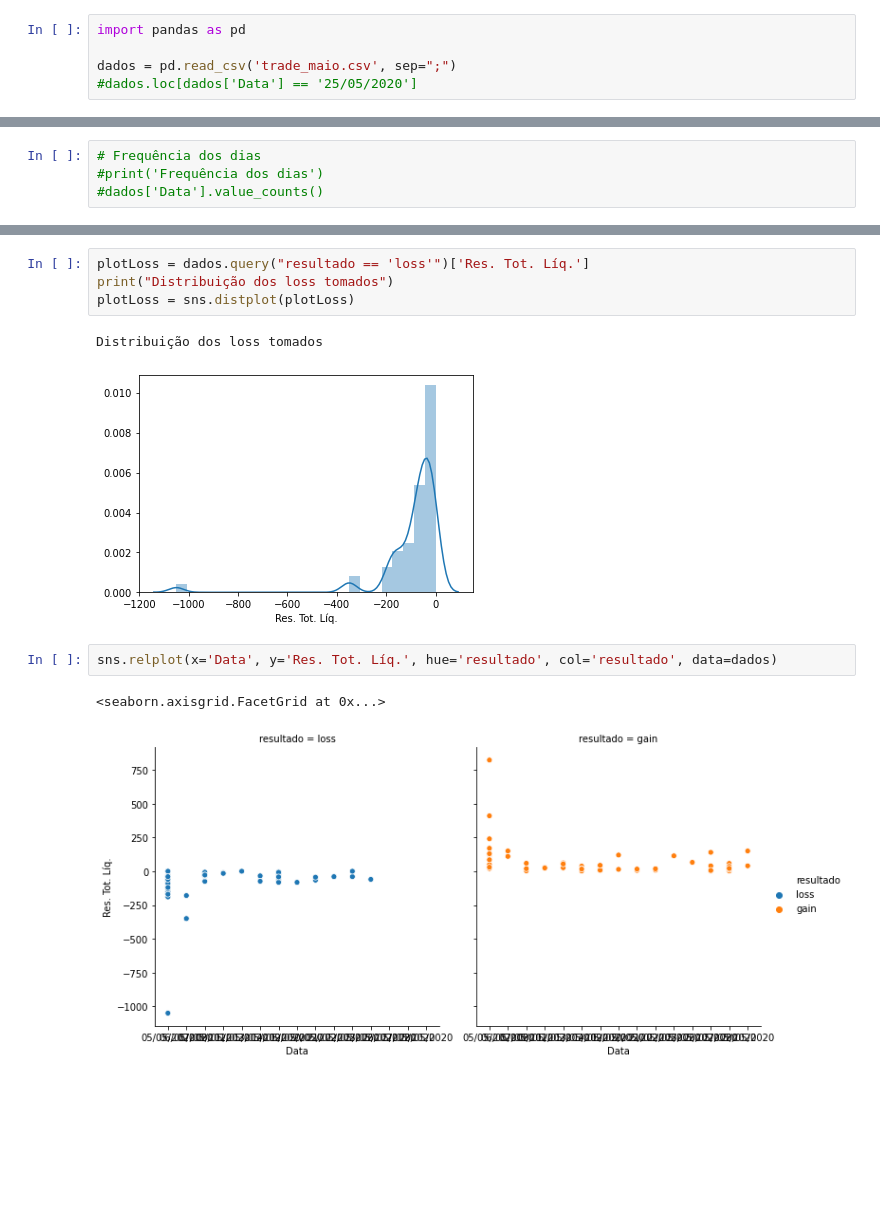
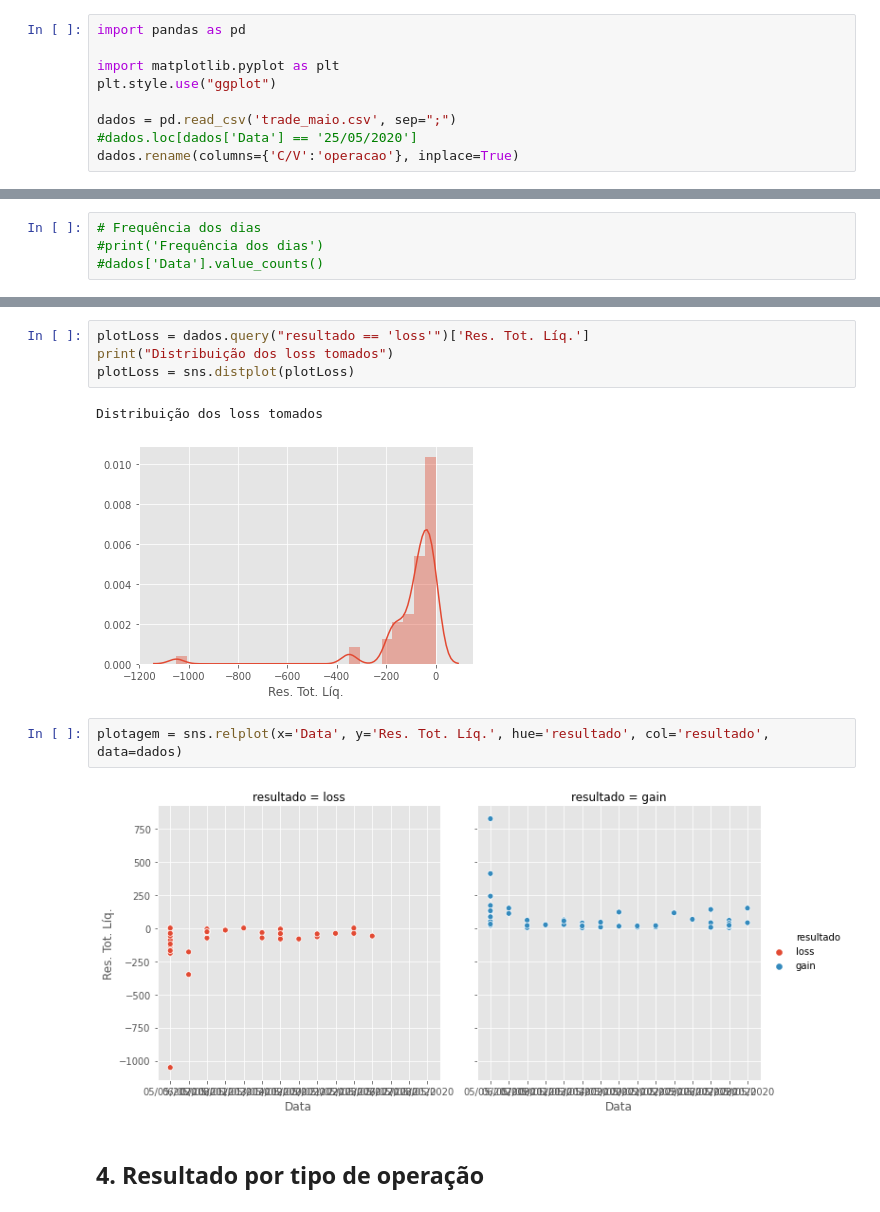
Before and after one commit to razevedocosta/data_analysis, a Jupyter notebook: Day_Trade.ipynb, the cells around one changed output, grey strips where cells are left out. Saved outputs shown, nothing was run; the diff lists cells and outputs as text; blank space fills up the shorter version.

```diff
--- a/Day_Trade.ipynb
+++ b/Day_Trade.ipynb
@@ -14,8 +17,12 @@ Este notebook apresenta as seguintes informações:
 # %%
 import pandas as pd
 
+import matplotlib.pyplot as plt
+plt.style.use("ggplot")
+
 dados = pd.read_csv('trade_maio.csv', sep=";")
 #dados.loc[dados['Data'] == '25/05/2020']
+dados.rename(columns={'C/V':'operacao'}, inplace=True)
 # %% [markdown]
 # Tratamento dos dados
 # %%
@@ -336,9 +339,10 @@ print("Distribuição dos loss tomados")
 plotLoss = sns.distplot(plotLoss)
 # %% [output]
 Distribuição dos loss tomados
-[figure, old version]
+[figure, new version]
 # %%
-sns.relplot(x='Data', y='Res. Tot. Líq.', hue='resultado', col='resultado', data=dados)
+plotagem = sns.relplot(x='Data', y='Res. Tot. Líq.', hue='resultado', col='resultado', data=dados)
 # %% [output]
-<seaborn.axisgrid.FacetGrid at 0x...>
-[figure, old version]
+[figure, new version]
+# %% [markdown]
+## 4. Resultado por tipo de operação
```
Also changed, not shown: parts of 26 cells of this notebook.
